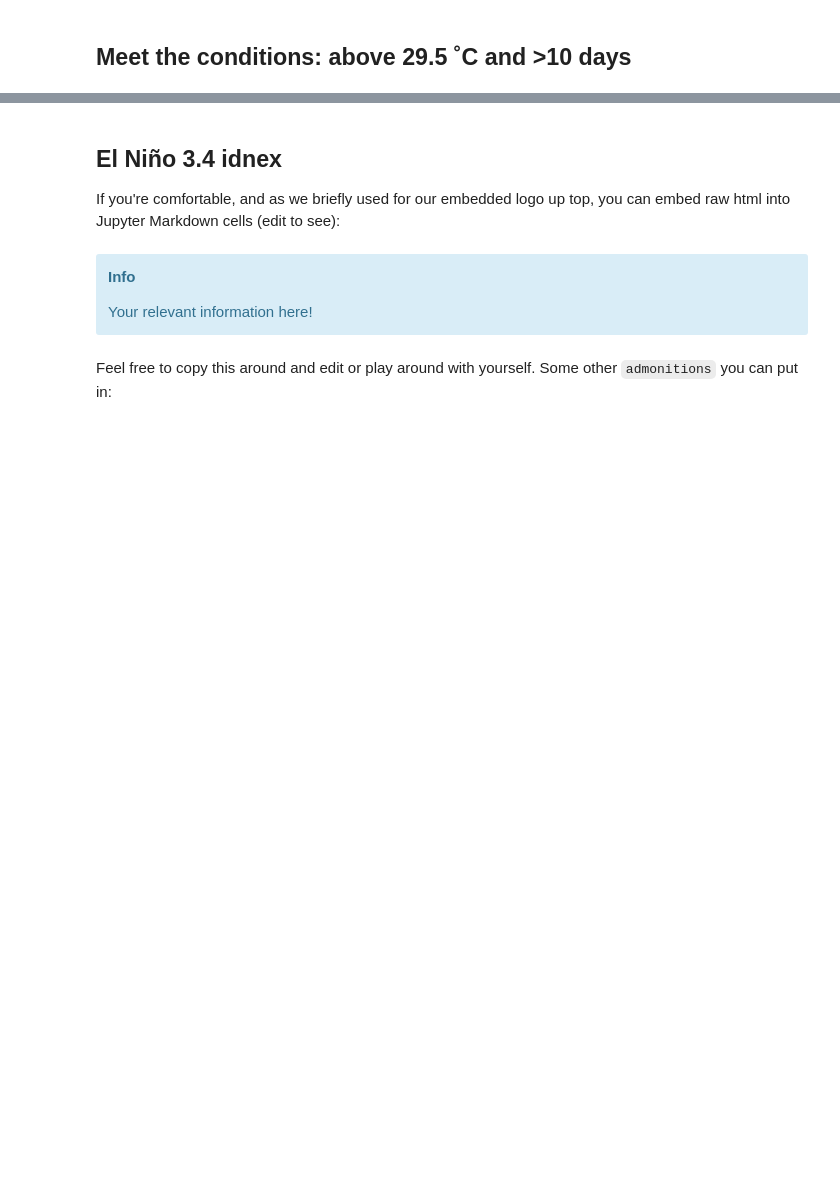
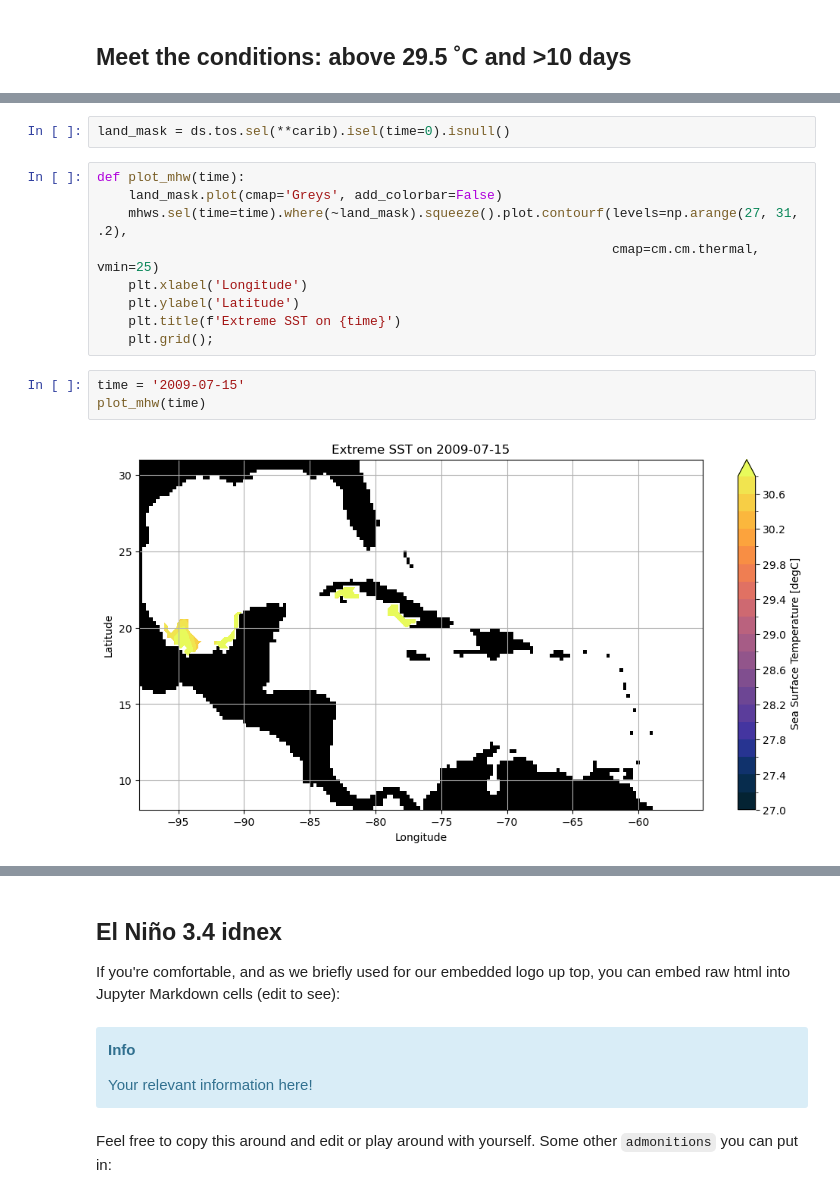
Before and after one commit to ProjectPythia/CFC-extreme-weather-cookbook, a Jupyter notebook: notebooks/cfc-ocean.ipynb, the cells around one changed output, grey strips where cells are left out. Cells and saved outputs as stored; diff of their text form; blank space fills up the shorter version.

```diff
--- a/notebooks/cfc-ocean.ipynb
+++ b/notebooks/cfc-ocean.ipynb
@@ -813,0 +475,16 @@ plt.grid();
+# %%
+land_mask = ds.tos.sel(**carib).isel(time=0).isnull()
+# %%
+def plot_mhw(time):
+    land_mask.plot(cmap='Greys', add_colorbar=False)
+    mhws.sel(time=time).where(~land_mask).squeeze().plot.contourf(levels=np.arange(27, 31, .2),
+                                                                  cmap=cm.cm.thermal, vmin=25)
+    plt.xlabel('Longitude')
+    plt.ylabel('Latitude')
+    plt.title(f'Extreme SST on {time}')
+    plt.grid();
+# %%
+time = '2009-07-15'
+plot_mhw(time)
+# %% [output]
+[figure, added]
```
Also changed, not shown: parts of 67 cells of this notebook.
